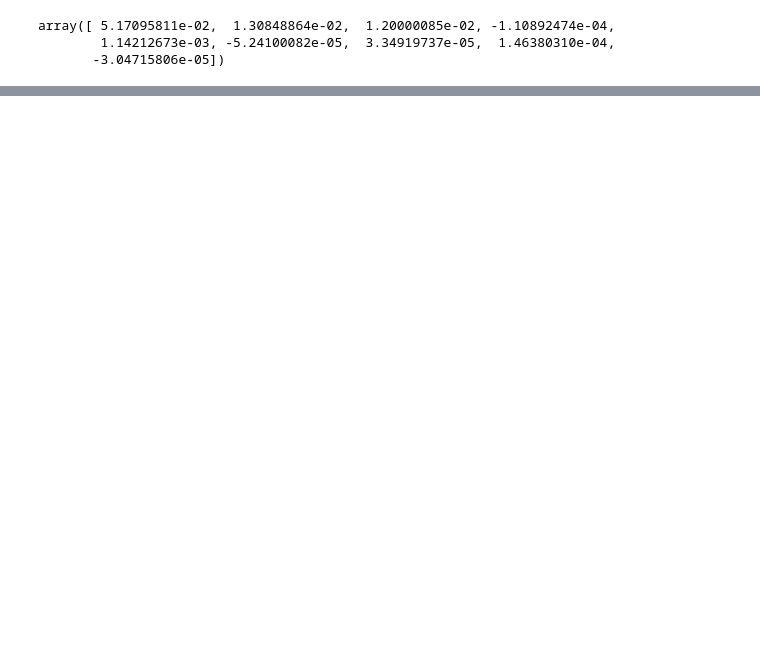
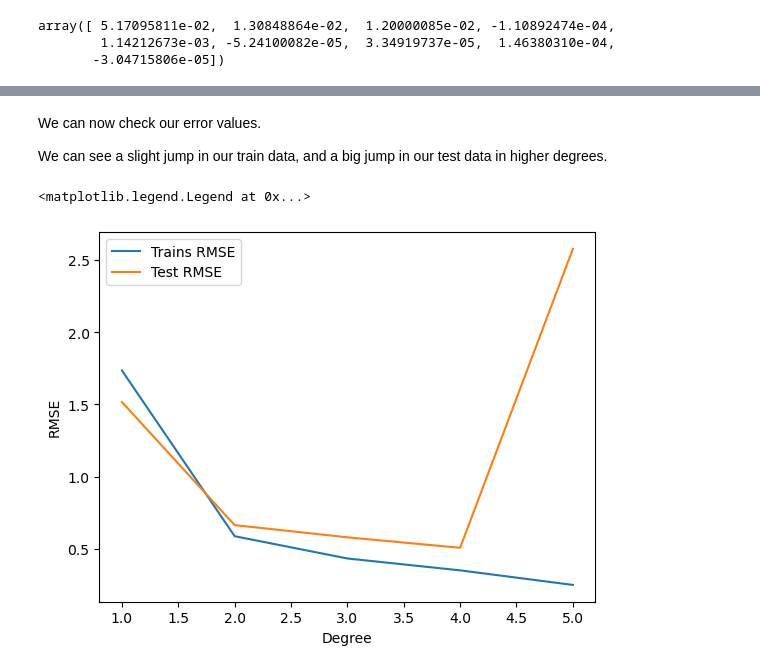
Before and after one commit to maginbu-0/Machine-Learning, a Jupyter notebook: Linear Regression Models/Linear Regression Models.ipynb, the cells around one changed output, grey strips where cells are left out. Cells and saved outputs as stored; diff of their text form; code cells hidden in the pictures; blank space fills up the shorter version.

```diff
--- a/Linear Regression Models/Linear Regression Models.ipynb
+++ b/Linear Regression Models/Linear Regression Models.ipynb
@@ -290,0 +333,44 @@ array([ 5.17095811e-02,  1.30848864e-02,  1.20000085e-02, -1.10892474e-04,
+# %%
+df = pd.read_csv('Advertising.csv')
+
+X = df.drop('sales', axis=1)
+y = df['sales']
+
+train_RMSE_err = []
+test_RMSE_err = []
+
+# It is not necessary to go to 10 degrees for data with low features.
+
+for d in range(1,10):
+
+    poly_conv = PolynomialFeatures(degree=d,  include_bias=False)
+    poly_feat = poly_conv.fit_transform(X)
+
+    X_train, X_test, y_train, y_test = tts(poly_feat, y,
+                                       test_size=0.3, random_state=101)
+
+    model = LR()
+    model.fit(X_train,y_train)
+
+    train_pred = model.predict(X_train)
+    test_pred = model.predict(X_test)
+
+    train_RMSE = np.sqrt(mean_squared_error(y_train,train_pred))
+    test_RMSE = np.sqrt(mean_squared_error(y_test,test_pred))
+
+    train_RMSE_err.append(train_RMSE)
+    test_RMSE_err .append(test_RMSE)
+# %% [markdown]
+We can now check our error values.
+
+We can see a slight jump in our train data, and a big jump in our test data in higher degrees.
+# %%
+plt.plot(range(1,6),train_RMSE_err[:5], label='Trains RMSE')
+plt.plot(range(1,6),test_RMSE_err[:5], label='Test RMSE')
+
+plt.ylabel('RMSE')
+plt.xlabel('Degree')
+plt.legend()
+# %% [output]
+<matplotlib.legend.Legend at 0x...>
+[figure, added]
```
Also changed, not shown: parts of 35 cells of this notebook, 2 other files.
